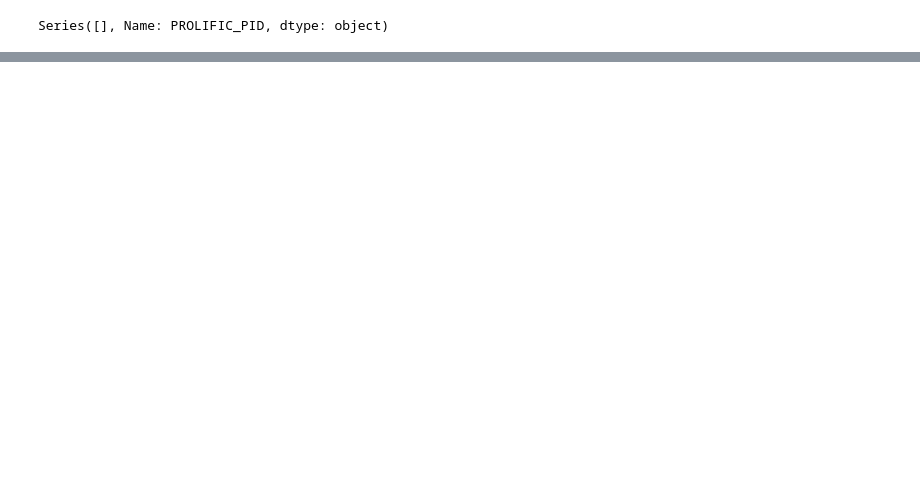
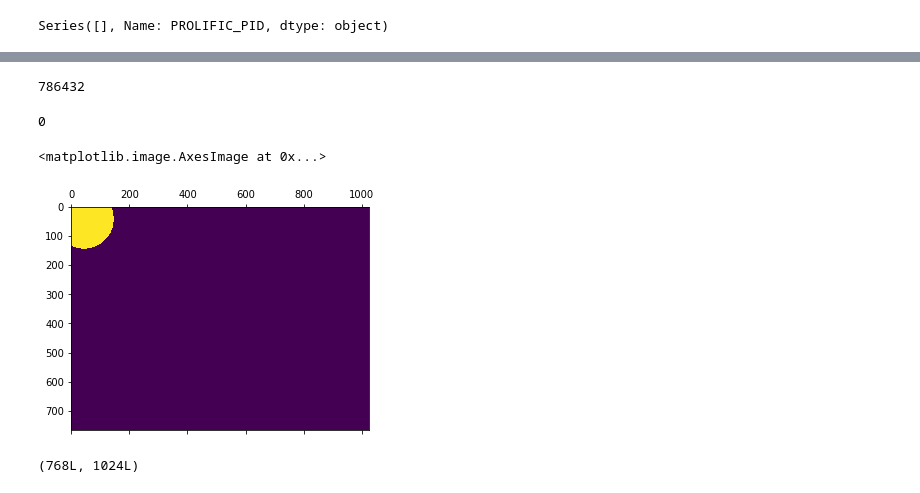
Before and after one commit to HanZhang-psych/SceneMeaningMapping, a Jupyter notebook: Untitled.ipynb, the cells around one changed output, grey strips where cells are left out. Saved outputs shown, nothing was run; the diff lists cells and outputs as text; code cells hidden in the pictures; blank space fills up the shorter version.

Commit message:
update code for generating rating matrix

```diff
--- a/Untitled.ipynb
+++ b/Untitled.ipynb
@@ -205,0 +411,6 @@ valid_survey
+# %%
+# load matlab mat that store the masks
+import scipy.io as sio
+coarse_masks = sio.loadmat('data/coarse_masks.mat')['masks_all'].astype('float')
+fine_masks = sio.loadmat('data/fine_masks.mat')['masks_all'].astype('float')
+#plt.matshow(coarse_masks[:,:,0]) # plot the first mask
@@ -205,0 +460,17 @@ valid_survey
+# %%
+768*1024
+# %% [output]
+786432
+# %%
+coarse_masks[767,1,0]
+# %% [output]
+0
+# %%
+plt.matshow(coarse_masks[:,:,0])
+# %% [output]
+<matplotlib.image.AxesImage at 0x...>
+[figure, added]
+# %%
+rating_mat.shape
+# %% [output]
+(768L, 1024L)
```
Also changed, not shown: parts of 85 cells of this notebook, 7 other files.
